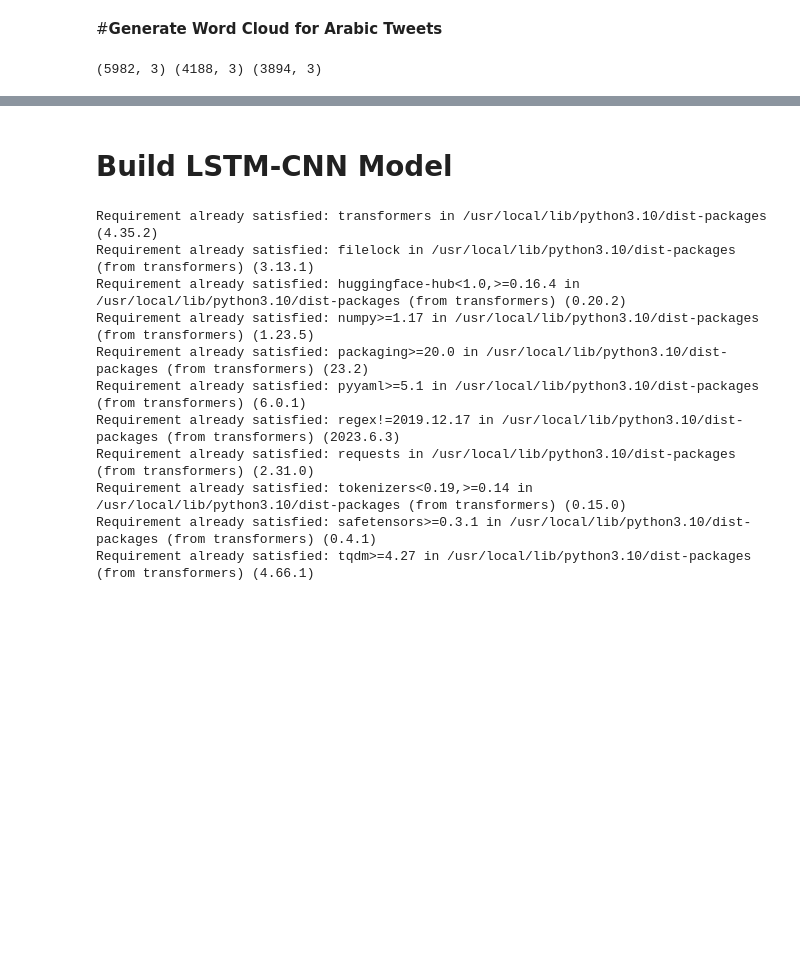
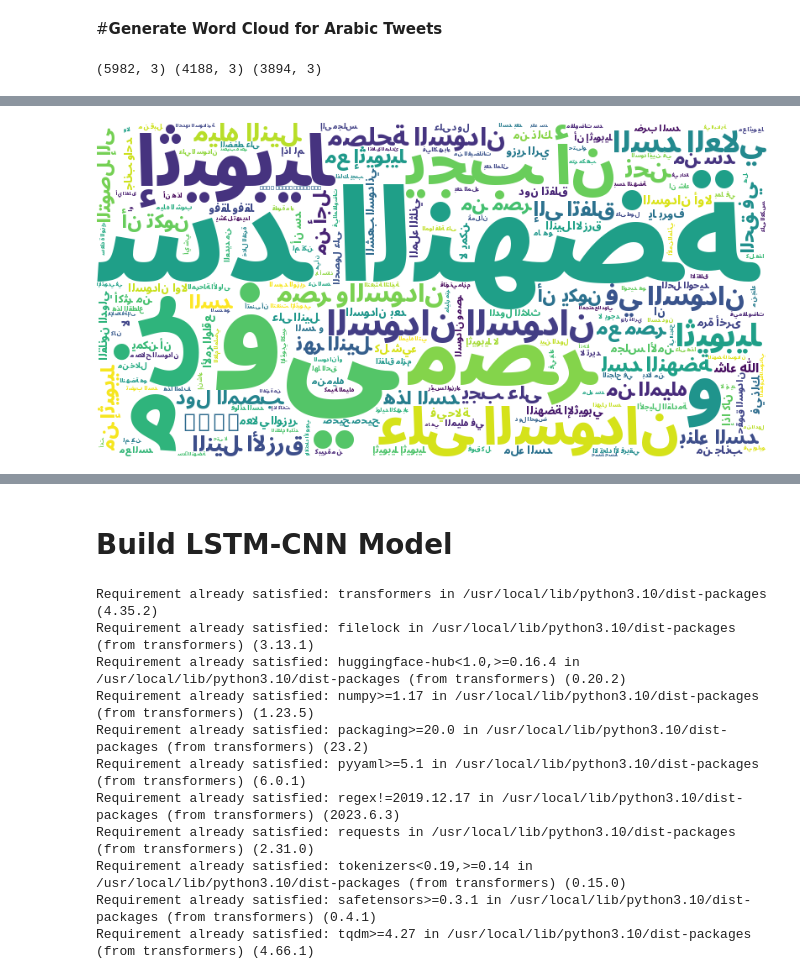
Before and after one commit to amsalugetasew/Deployed_Models, a Jupyter notebook: GERD_Sentiment_Analysis.ipynb, the cells around one changed output, grey strips where cells are left out. Drawn from its saved outputs; the diff is of its cells as text; code cells hidden in the pictures; blank space fills up the shorter version.

```diff
--- a/GERD_Sentiment_Analysis.ipynb
+++ b/GERD_Sentiment_Analysis.ipynb
@@ -158,2 +163,11 @@ plt.show()
+# %%
+from ar_wordcloud import ArabicWordCloud
+
+awc = ArabicWordCloud(width=800, height=400,font='NotoSansArabic-ExtraBold.ttf', background_color="white")
+
+text = " ".join(tweet for tweet in arabic_tweet.full_text)
+awc.from_text(text).to_image()
+# %% [output]
+[figure, added]
 # %%
 # Combine all tweets into a single string
```
Also changed, not shown: parts of 14 cells of this notebook.
